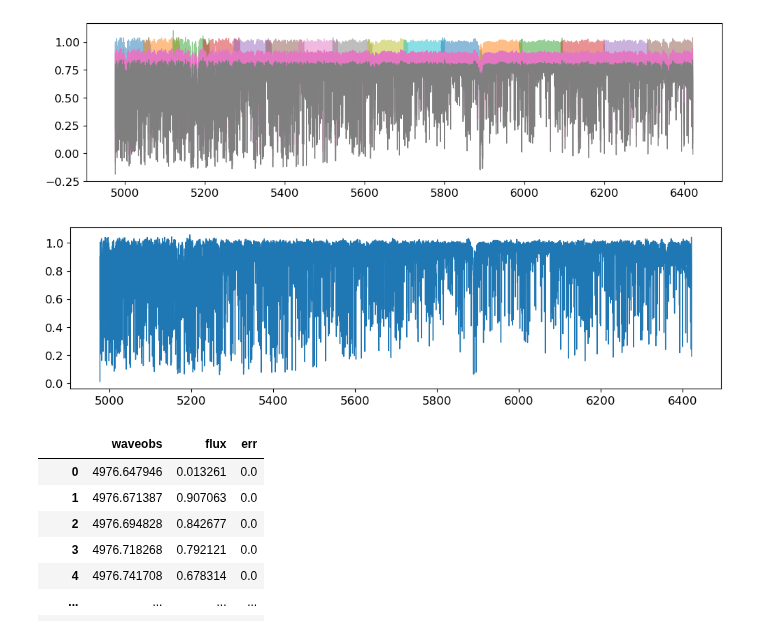
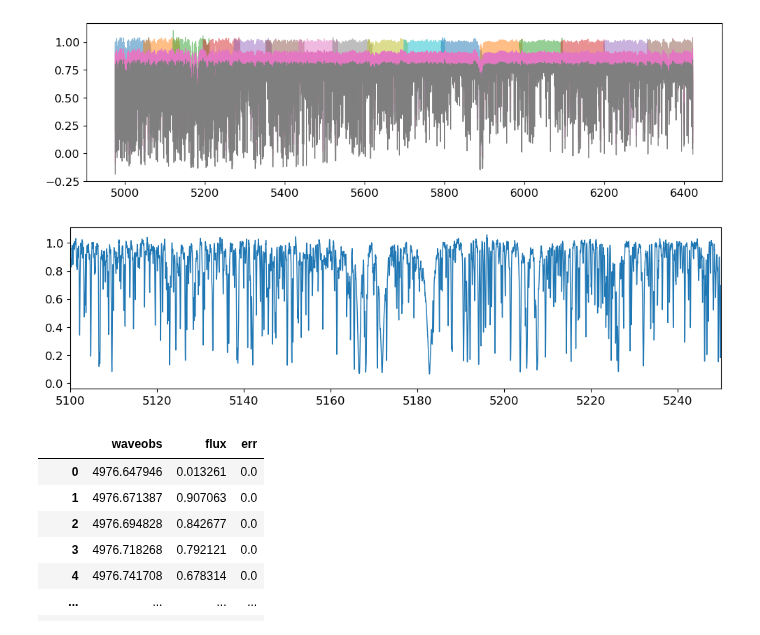
Before and after one commit to courtcraw/Notebooks, a Jupyter notebook: highmass_spectra_ispec.ipynb, the cells around one changed output. Drawn from its saved outputs; the diff is of its cells as text; code cells hidden in the pictures.

```diff
--- a/highmass_spectra_ispec.ipynb
+++ b/highmass_spectra_ispec.ipynb
@@ -173,16 +173,16 @@ for i in range(0,len(wav)):
         full_flux = np.concatenate((full_flux,order_flux[10:]))
 
 # #         plt.plot(order_wav,order_flux)
-#         plt.plot(overlap_wav_lower,overlap_flux_lower)
+    plt.plot(overlap_wav_lower,overlap_flux_lower)
 # #         plt.plot(overlap_wav_upper,overlap_flux_lower_resampled*lower_weight)
 # #         plt.plot(overlap_wav_upper,lower_weight)
 #         plt.plot(overlap_wav_upper,overlap_flux_upper*upper_weight)
-# #         plt.plot(overlap_wav_upper,upper_weight)
-#         plt.plot(overlap_wav_upper,overlap_flux_upper)
+#     plt.plot(overlap_wav_upper,upper_weight)
+    plt.plot(overlap_wav_upper,overlap_flux_upper)
 #         plt.plot(overlap_wav,overlap_flux)
-# #         plt.axvline(5056.03,color='tab:blue')
-# #         plt.axvline(5055.98,color='tab:orange')
-# #         plt.xlim(5050,5052)
+    plt.axvline(5056.03,color='tab:blue')
+    plt.axvline(5055.98,color='tab:orange')
+    plt.xlim(5055,5057)
 
 full_wav
 # %% [output]
@@ -210,9 +211,10 @@ plt.show()
 # %%
 plt.figure(figsize=(12,3))
 plt.plot(full_wav,full_flux)
+plt.xlim(5100,5250)
 plt.show()
 # %% [output]
-[figure, old version]
+[figure, new version]
 # %%
 error_arr = np.zeros_like(full_wav)
 # %%
```
Also changed, not shown: parts of 3 cells of this notebook, 1 other file.
